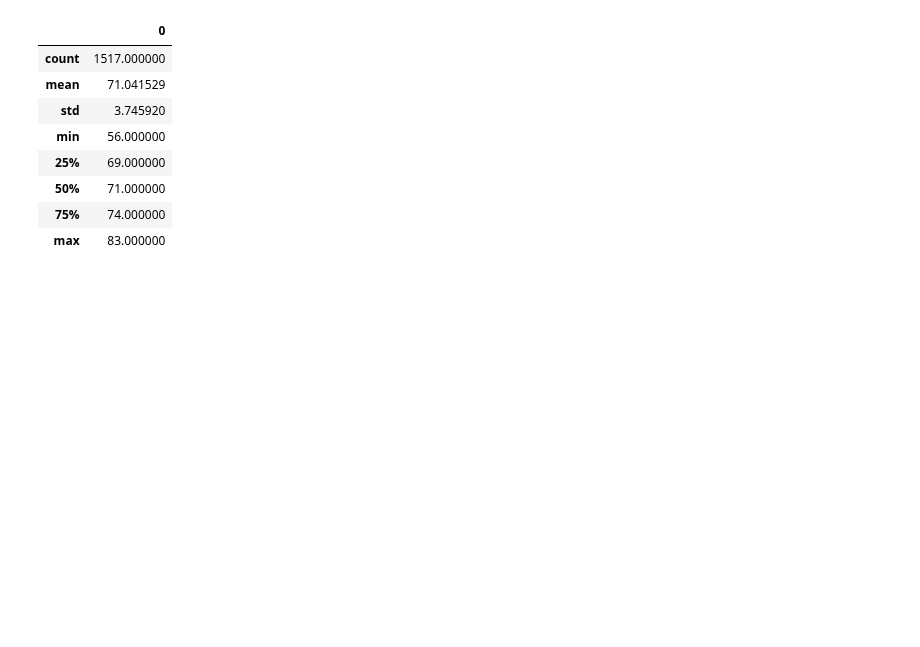
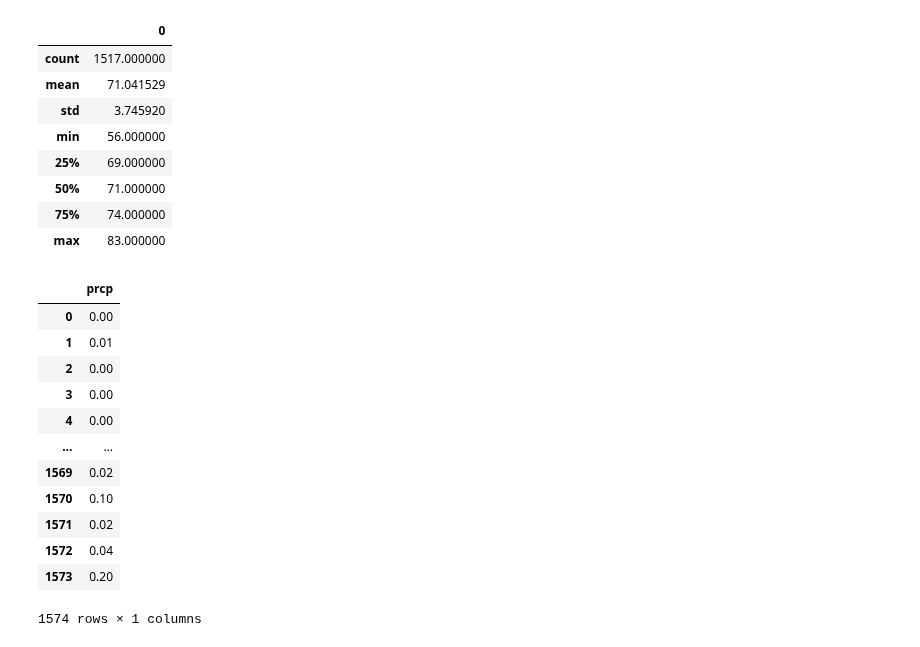
Before and after one commit to vflopez77/surfs_up, a Jupyter notebook: SurfsUp_Challenge.ipynb, the cells around one changed output. Drawn from its saved outputs; the diff is of its cells as text; code cells hidden in the pictures; blank space fills up the shorter version.

```diff
--- a/SurfsUp_Challenge.ipynb
+++ b/SurfsUp_Challenge.ipynb
@@ -149,3 +149,25 @@ dec_list_df.describe()
 | 50% | 71.000000 |
 | 75% | 74.000000 |
 | max | 83.000000 |
+# %%
+# Get precipitation for the month of June, removing 'None' values
+june_precip = session.query(Measurement.prcp).filter(extract('month', Measurement.date) == 6)\
+            .filter(Measurement.prcp.isnot(None)).all()
+# %%
+# Convert June precipitaiont data into a DataFrame
+june_precip_df = pd.DataFrame(june_precip)
+june_precip_df
+# %% [output]
+|  | prcp |
+| 0 | 0.00 |
+| 1 | 0.01 |
+| 2 | 0.00 |
+| 3 | 0.00 |
+| 4 | 0.00 |
+| ... | ... |
+| 1569 | 0.02 |
+| 1570 | 0.10 |
+| 1571 | 0.02 |
+| 1572 | 0.04 |
+| 1573 | 0.20 |
+1574 rows × 1 columns
```
Also changed, not shown: parts of 4 cells of this notebook.
